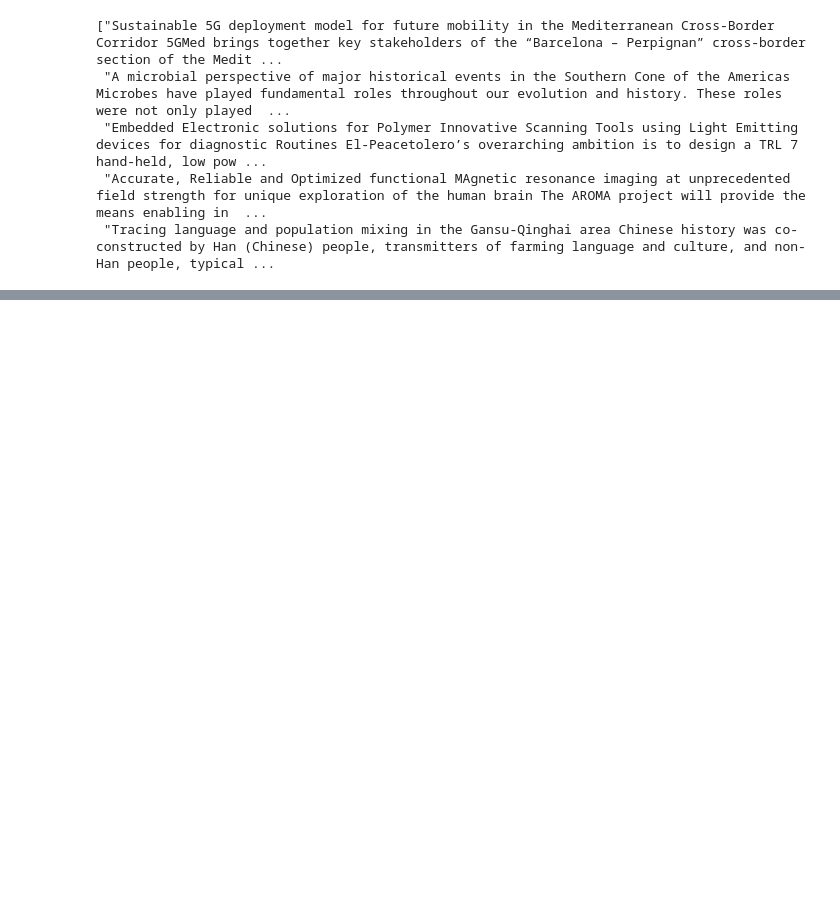
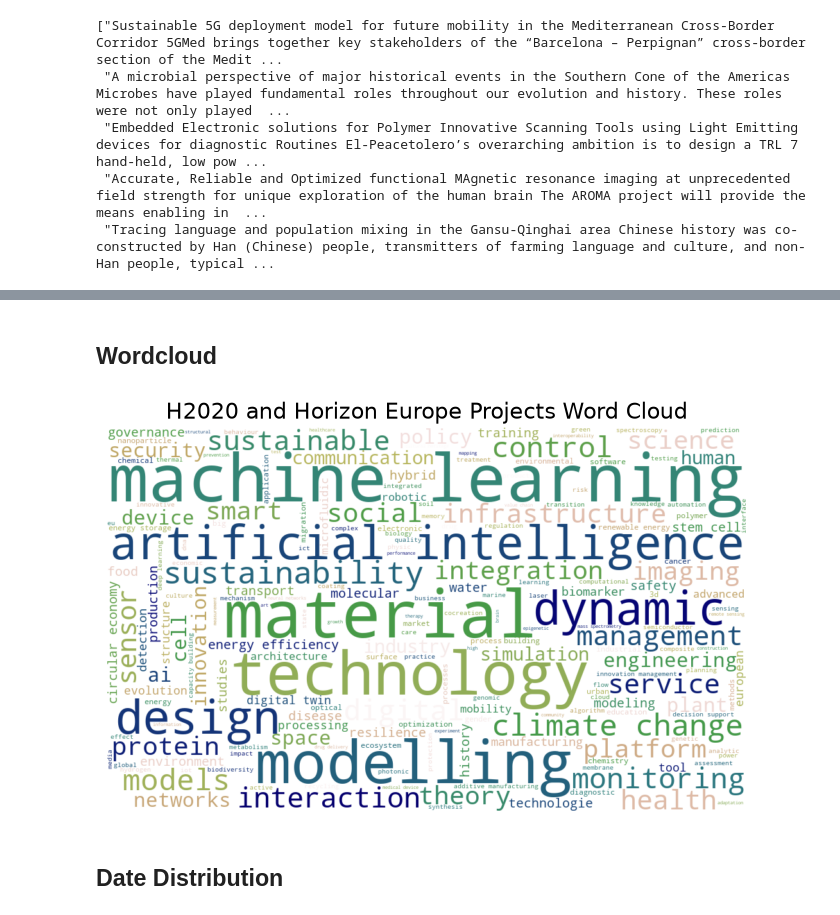
Before and after one commit to kimwilmink/Discourse_Analysis_EU_Budget_Strategy, a Jupyter notebook: eda_and_preprocessing.ipynb, the cells around one changed output, grey strips where cells are left out. Saved outputs shown, nothing was run; the diff lists cells and outputs as text; code cells hidden in the pictures; blank space fills up the shorter version.

Commit message:
finished wordcloud

```diff
--- a/eda_and_preprocessing.ipynb
+++ b/eda_and_preprocessing.ipynb
@@ -92,7 +151,7 @@ Combined Data Shape: (58780, 42)
 stop_words = set(stopwords.words("english"))
 
 # adding additional words
-stop_words.update(["project", "goal", "research", "new"])
+stop_words.update(["project", "goal", "research", "new", "system", "systems", "network", "model", "data", "results", "approach", "method", "study", "analysis", "development", "based", "using", "use", "provide", "propose", "proposed", "solution", "solutions"])
 # %%
 
 def flatten(val):
@@ -122,0 +196,20 @@ with open("data/corpus.json", "w", encoding="utf-8") as file:
+# %% [markdown]
+## Wordcloud
+# %%
+wc_text = combined_data["metadata_freeKeywords"].dropna().astype(str).str.cat(sep=" ")
+wc_text = re.sub(r'[^A-Za-z0-9\s]', '', wc_text)  # Remove special characters
+wc_text = re.sub(r'\s+', ' ', wc_text)  # Replace multiple spaces with a single space
+wc_text = wc_text.lower()  # Convert to lowercase
+wc_text = " ".join([word for word in wc_text.split() if word not in stop_words])  # Remove stopwords
+# %%
+wordcloud = WordCloud(width=1000, height=600, background_color='white', colormap='gist_earth_r').generate(wc_text)
+
+plt.figure(figsize=(10, 5))
+plt.imshow(wordcloud, interpolation='bilinear')
+plt.axis('off')
+plt.title("H2020 and Horizon Europe Projects Word Cloud", fontsize=16)
+plt.show()
+# %% [output]
+[figure, added]
+# %% [markdown]
+## Date Distribution
```
Also changed, not shown: parts of 9 cells of this notebook, 2 other files.
